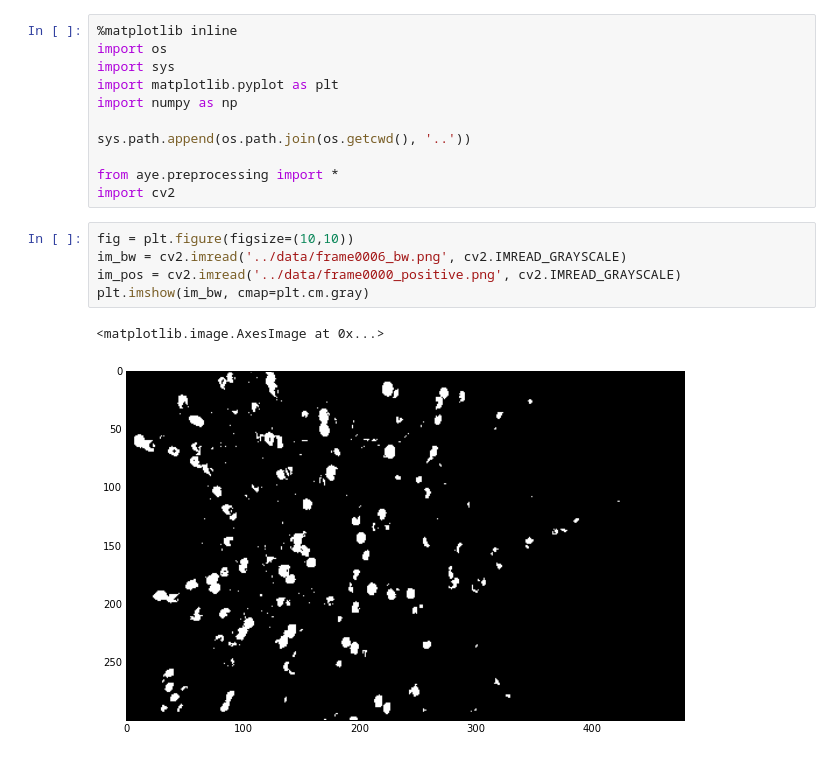
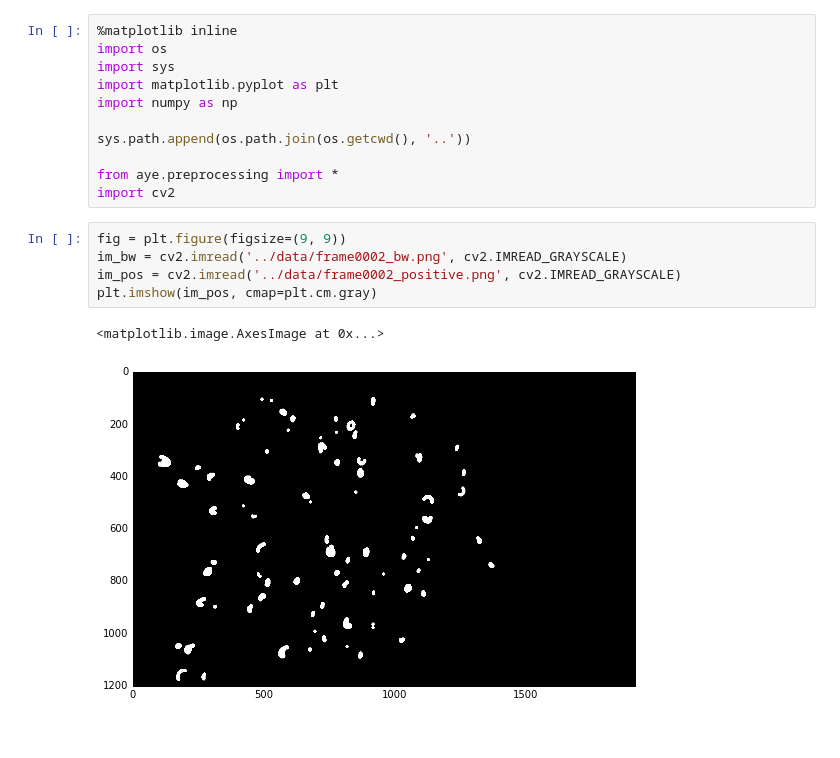
Before and after one commit to versatran01/Galt, a Jupyter notebook: detection/notebook/fix_image.ipynb, the cells around one changed output. Cells and saved outputs as stored; diff of their text form.

```diff
--- a/detection/notebook/fix_image.ipynb
+++ b/detection/notebook/fix_image.ipynb
@@ -10,10 +10,10 @@ sys.path.append(os.path.join(os.getcwd(), '..'))
 from aye.preprocessing import *
 import cv2
 # %%
-fig = plt.figure(figsize=(10,10))
-im_bw = cv2.imread('../data/frame0006_bw.png', cv2.IMREAD_GRAYSCALE)
-im_pos = cv2.imread('../data/frame0000_positive.png', cv2.IMREAD_GRAYSCALE)
-plt.imshow(im_bw, cmap=plt.cm.gray)
+fig = plt.figure(figsize=(9, 9))
+im_bw = cv2.imread('../data/frame0002_bw.png', cv2.IMREAD_GRAYSCALE)
+im_pos = cv2.imread('../data/frame0002_positive.png', cv2.IMREAD_GRAYSCALE)
+plt.imshow(im_pos, cmap=plt.cm.gray)
 # %% [output]
 <matplotlib.image.AxesImage at 0x...>
-[figure, old version]
+[figure, new version]
```
Also changed, not shown: parts of 8 cells of this notebook, 6 other files.
